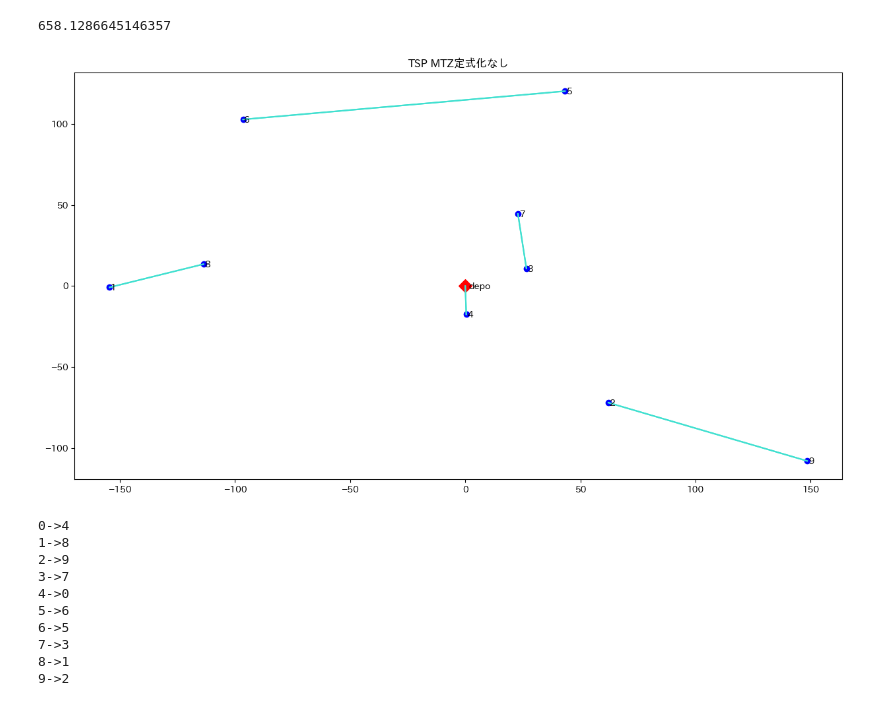
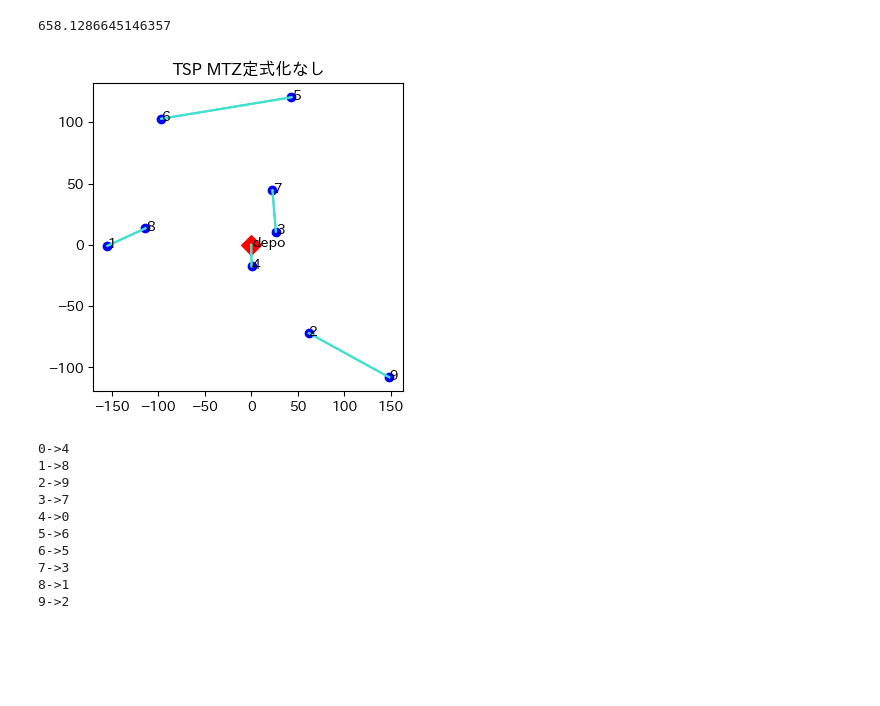
Before and after one commit to KJMAN678/VPR, a Jupyter notebook: 02_appendix.ipynb, the cells around one changed output. Drawn from its saved outputs; the diff is of its cells as text; code cells hidden in the pictures; blank space fills up the shorter version.

```diff
--- a/02_appendix.ipynb
+++ b/02_appendix.ipynb
@@ -125,7 +125,7 @@ pulp.value(problem.objective)
 # %% [output]
 658.1286645146357
 # %%
-plt.figure(figsize=(15, 8))
+plt.figure(figsize=(4, 4))
 plt.title("TSP MTZ定式化なし")
 
 plt.scatter(
@@ -138,34 +138,34 @@ plt.scatter(
 
 plt.scatter(
     coordinate_of_places_list[1:, 0],
     coordinate_of_places_list[1:, 1],
     color = "blue"
 )
 
 for i, coordinate in enumerate(coordinate_of_places_list[1:, :]):
 
     plt.text(
         coordinate[0] + 0.5,
         coordinate[1] - 2,
         str(i+1)
     )
 
 plt.text(
     coordinate_of_places_list[0, 0] + 1.5,
     coordinate_of_places_list[0, 1] - 2,
     "depo"
 );
 
 for i in places_list:
     for j in places_list:
         if pulp.value(route[i, j]) == 1:
             plt.plot(
                 [coordinate_of_places_list[i, 0], coordinate_of_places_list[j, 0]],
                 [coordinate_of_places_list[i, 1], coordinate_of_places_list[j, 1]],
                 color = "turquoise"
             )
 # %% [output]
-[figure, old version]
+[figure, new version]
 # %%
 for i in places_list:
     for j in places_list:
```
Also changed, not shown: parts of 27 cells of this notebook, 1 other file.
